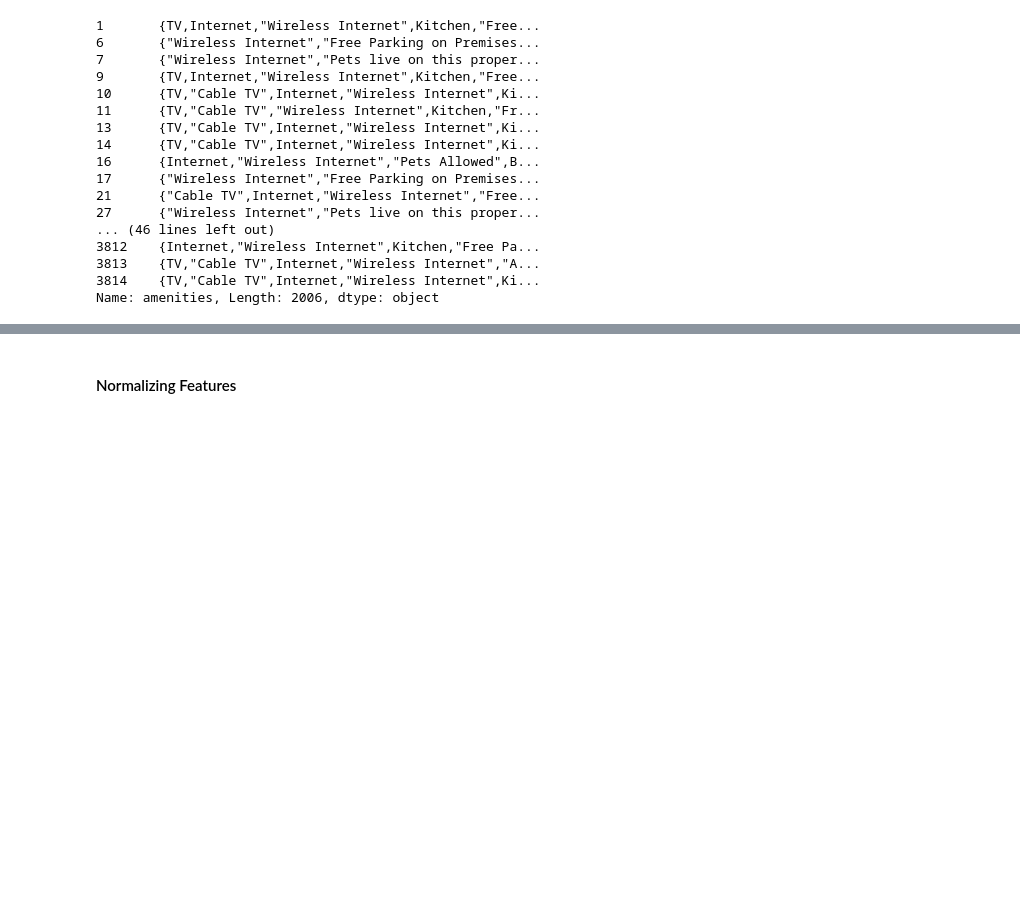
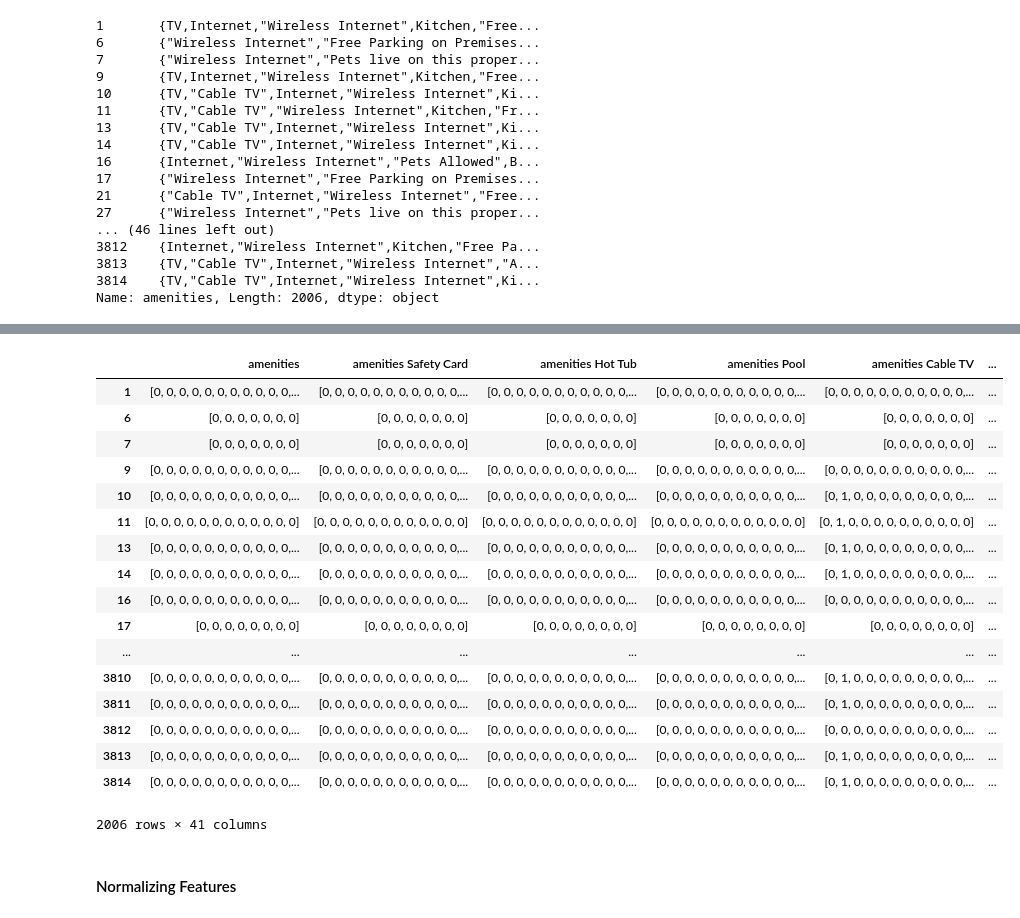
Before and after one commit to SimplifyData/Predict-Airbnb-Prices-in-Seattle, a Jupyter notebook: seattle_kaggle_airbnb.ipynb, the cells around one changed output, grey strips where cells are left out. Cells and saved outputs as stored; diff of their text form; code cells hidden in the pictures; blank space fills up the shorter version.

```diff
--- a/seattle_kaggle_airbnb.ipynb
+++ b/seattle_kaggle_airbnb.ipynb
@@ -1389,0 +1378,10 @@ set(amenity_set)
+# %%
+features_raw_processed = features_raw.copy(deep = True)
+# %%
+zeros_array = np.zeros(len(features_raw_processed))
+
+amenity_names_list = []
+for amenity_name in amenity_names:
+    amenity_names_list.append("amenities " + amenity_name)
+    names = "amenities " + amenity_name
+    features_raw_processed[name] = pd.Series(zeros_array, index = features_raw_processed.index)
@@ -1389,0 +1408,17 @@ set(amenity_set)
+# %%
+amenity_total_score = []
+amenity_score = []
+
+for amenities in amenities_list:
+    amenity_score = []
+    for amenity_name in amenity_names:
+        score = []
+        for amenity in amenities[0]:
+            if amenity == amenity_name:
+                score.append(1)
+            else:
+                score.append(0)
+
+        amenity_score.append(score)
+
+    amenity_total_score.append(amenity_score)
@@ -1390,3 +1475,26 @@ set(amenity_set)
+# %%
+features_raw_processed_2 = pd.DataFrame(data = amenity_total_score,columns = amenity_names_list,  index = features_raw_processed.index)
+# %%
+features_raw_processed_2
+# %% [output]
+|  | amenities | amenities Safety Card | amenities Hot Tub | amenities Pool | amenities Cable TV | ... |
+| 1 | [0, 0, 0, 0, 0, 0, 0, 0, 0, 0, 0,... | [0, 0, 0, 0, 0, 0, 0, 0, 0, 0, 0,... | [0, 0, 0, 0, 0, 0, 0, 0, 0, 0, 0,... | [0, 0, 0, 0, 0, 0, 0, 0, 0, 0, 0,... | [0, 0, 0, 0, 0, 0, 0, 0, 0, 0, 0,... | ... |
+| 6 | [0, 0, 0, 0, 0, 0, 0] | [0, 0, 0, 0, 0, 0, 0] | [0, 0, 0, 0, 0, 0, 0] | [0, 0, 0, 0, 0, 0, 0] | [0, 0, 0, 0, 0, 0, 0] | ... |
+| 7 | [0, 0, 0, 0, 0, 0, 0] | [0, 0, 0, 0, 0, 0, 0] | [0, 0, 0, 0, 0, 0, 0] | [0, 0, 0, 0, 0, 0, 0] | [0, 0, 0, 0, 0, 0, 0] | ... |
+| 9 | [0, 0, 0, 0, 0, 0, 0, 0, 0, 0, 0,... | [0, 0, 0, 0, 0, 0, 0, 0, 0, 0, 0,... | [0, 0, 0, 0, 0, 0, 0, 0, 0, 0, 0,... | [0, 0, 0, 0, 0, 0, 0, 0, 0, 0, 0,... | [0, 0, 0, 0, 0, 0, 0, 0, 0, 0, 0,... | ... |
+| 10 | [0, 0, 0, 0, 0, 0, 0, 0, 0, 0, 0,... | [0, 0, 0, 0, 0, 0, 0, 0, 0, 0, 0,... | [0, 0, 0, 0, 0, 0, 0, 0, 0, 0, 0,... | [0, 0, 0, 0, 0, 0, 0, 0, 0, 0, 0,... | [0, 1, 0, 0, 0, 0, 0, 0, 0, 0, 0,... | ... |
+| 11 | [0, 0, 0, 0, 0, 0, 0, 0, 0, 0, 0, 0] | [0, 0, 0, 0, 0, 0, 0, 0, 0, 0, 0, 0] | [0, 0, 0, 0, 0, 0, 0, 0, 0, 0, 0, 0] | [0, 0, 0, 0, 0, 0, 0, 0, 0, 0, 0, 0] | [0, 1, 0, 0, 0, 0, 0, 0, 0, 0, 0, 0] | ... |
+| 13 | [0, 0, 0, 0, 0, 0, 0, 0, 0, 0, 0,... | [0, 0, 0, 0, 0, 0, 0, 0, 0, 0, 0,... | [0, 0, 0, 0, 0, 0, 0, 0, 0, 0, 0,... | [0, 0, 0, 0, 0, 0, 0, 0, 0, 0, 0,... | [0, 1, 0, 0, 0, 0, 0, 0, 0, 0, 0,... | ... |
+| 14 | [0, 0, 0, 0, 0, 0, 0, 0, 0, 0, 0,... | [0, 0, 0, 0, 0, 0, 0, 0, 0, 0, 0,... | [0, 0, 0, 0, 0, 0, 0, 0, 0, 0, 0,... | [0, 0, 0, 0, 0, 0, 0, 0, 0, 0, 0,... | [0, 1, 0, 0, 0, 0, 0, 0, 0, 0, 0,... | ... |
+| 16 | [0, 0, 0, 0, 0, 0, 0, 0, 0, 0, 0,... | [0, 0, 0, 0, 0, 0, 0, 0, 0, 0, 0,... | [0, 0, 0, 0, 0, 0, 0, 0, 0, 0, 0,... | [0, 0, 0, 0, 0, 0, 0, 0, 0, 0, 0,... | [0, 0, 0, 0, 0, 0, 0, 0, 0, 0, 0,... | ... |
+| 17 | [0, 0, 0, 0, 0, 0, 0, 0] | [0, 0, 0, 0, 0, 0, 0, 0] | [0, 0, 0, 0, 0, 0, 0, 0] | [0, 0, 0, 0, 0, 0, 0, 0] | [0, 0, 0, 0, 0, 0, 0, 0] | ... |
+| ... | ... | ... | ... | ... | ... | ... |
+| 3810 | [0, 0, 0, 0, 0, 0, 0, 0, 0, 0, 0,... | [0, 0, 0, 0, 0, 0, 0, 0, 0, 0, 0,... | [0, 0, 0, 0, 0, 0, 0, 0, 0, 0, 0,... | [0, 0, 0, 0, 0, 0, 0, 0, 0, 0, 0,... | [0, 1, 0, 0, 0, 0, 0, 0, 0, 0, 0,... | ... |
+| 3811 | [0, 0, 0, 0, 0, 0, 0, 0, 0, 0, 0,... | [0, 0, 0, 0, 0, 0, 0, 0, 0, 0, 0,... | [0, 0, 0, 0, 0, 0, 0, 0, 0, 0, 0,... | [0, 0, 0, 0, 0, 0, 0, 0, 0, 0, 0,... | [0, 1, 0, 0, 0, 0, 0, 0, 0, 0, 0,... | ... |
+| 3812 | [0, 0, 0, 0, 0, 0, 0, 0, 0, 0, 0,... | [0, 0, 0, 0, 0, 0, 0, 0, 0, 0, 0,... | [0, 0, 0, 0, 0, 0, 0, 0, 0, 0, 0,... | [0, 0, 0, 0, 0, 0, 0, 0, 0, 0, 0,... | [0, 0, 0, 0, 0, 0, 0, 0, 0, 0, 0,... | ... |
+| 3813 | [0, 0, 0, 0, 0, 0, 0, 0, 0, 0, 0,... | [0, 0, 0, 0, 0, 0, 0, 0, 0, 0, 0,... | [0, 0, 0, 0, 0, 0, 0, 0, 0, 0, 0,... | [0, 0, 0, 0, 0, 0, 0, 0, 0, 0, 0,... | [0, 1, 0, 0, 0, 0, 0, 0, 0, 0, 0,... | ... |
+| 3814 | [0, 0, 0, 0, 0, 0, 0, 0, 0, 0, 0,... | [0, 0, 0, 0, 0, 0, 0, 0, 0, 0, 0,... | [0, 0, 0, 0, 0, 0, 0, 0, 0, 0, 0,... | [0, 0, 0, 0, 0, 0, 0, 0, 0, 0, 0,... | [0, 1, 0, 0, 0, 0, 0, 0, 0, 0, 0,... | ... |
+2006 rows × 41 columns
 # %% [markdown]
 #### Normalizing Features
 # %%
```
Also changed, not shown: parts of 8 cells of this notebook.
